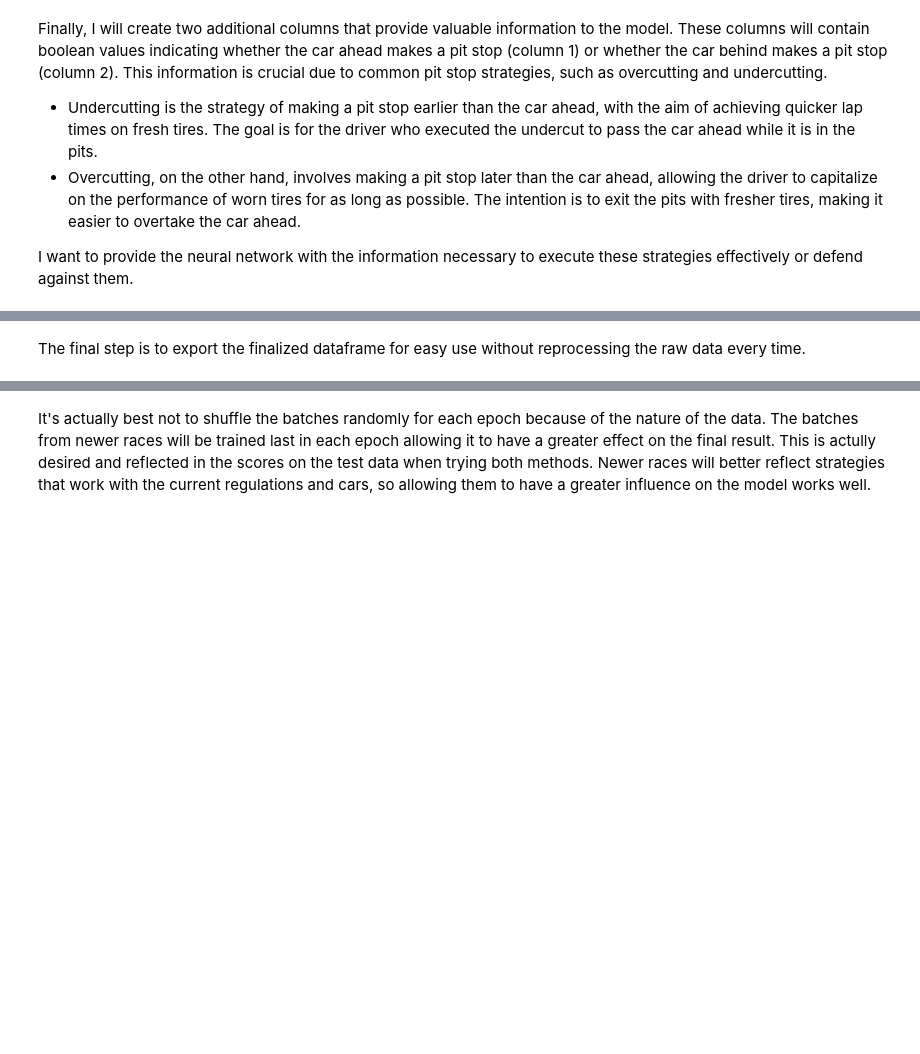
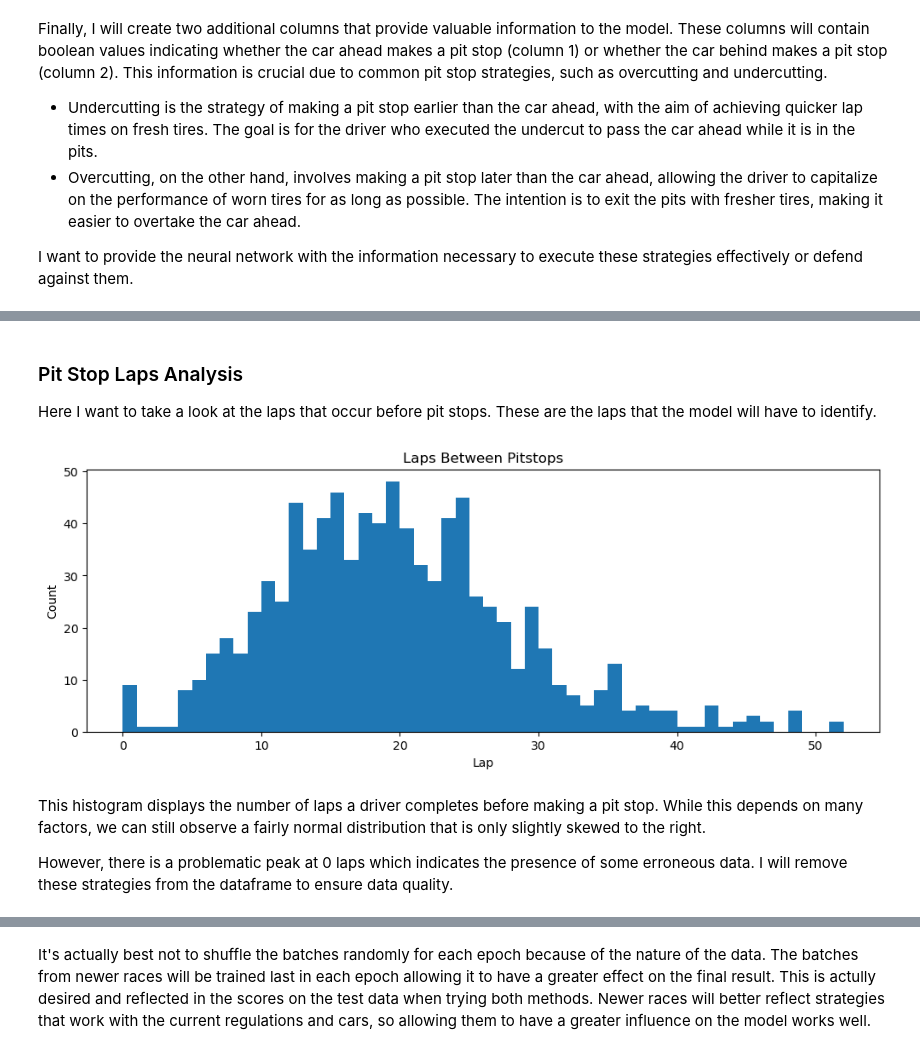
Before and after one commit to krwiles/capstone-project, a Jupyter notebook: project.ipynb, the cells around one changed output, grey strips where cells are left out. Drawn from its saved outputs; the diff is of its cells as text; code cells hidden in the pictures; blank space fills up the shorter version.

```diff
--- a/project.ipynb
+++ b/project.ipynb
@@ -472,2 +478,26 @@ print('Done')
-# %% [markdown]
-The final step is to export the finalized dataframe for easy use without reprocessing the raw data every time.
+# %% [markdown]
+### Pit Stop Laps Analysis
+
+Here I want to take a look at the laps that occur before pit stops. These are the laps that the model will have to identify.
+# %%
+import pandas as pd
+import numpy as np
+import matplotlib.pyplot as plt
+
+df = pd.read_csv('processed_data.csv')
+
+pit_stop_decision_laps = df[df['pitNext'] == 1]
+# %%
+plt.figure(figsize=(12,4))
+lapBins = pit_stop_decision_laps['lapsSincePit'].values.max()
+plt.hist(pit_stop_decision_laps['lapsSincePit'].values, bins=range(lapBins))
+plt.xlabel('Lap')
+plt.ylabel('Count')
+plt.title('Laps Between Pitstops')
+plt.show()
+# %% [output]
+[figure, added]
+# %% [markdown]
+This histogram displays the number of laps a driver completes before making a pit stop. While this depends on many factors, we can still observe a fairly normal distribution that is only slightly skewed to the right.
+
+However, there is a problematic peak at 0 laps which indicates the presence of some erroneous data. I will remove these strategies from the dataframe to ensure data quality.
```
Also changed, not shown: parts of 27 cells of this notebook, 2 other files.
